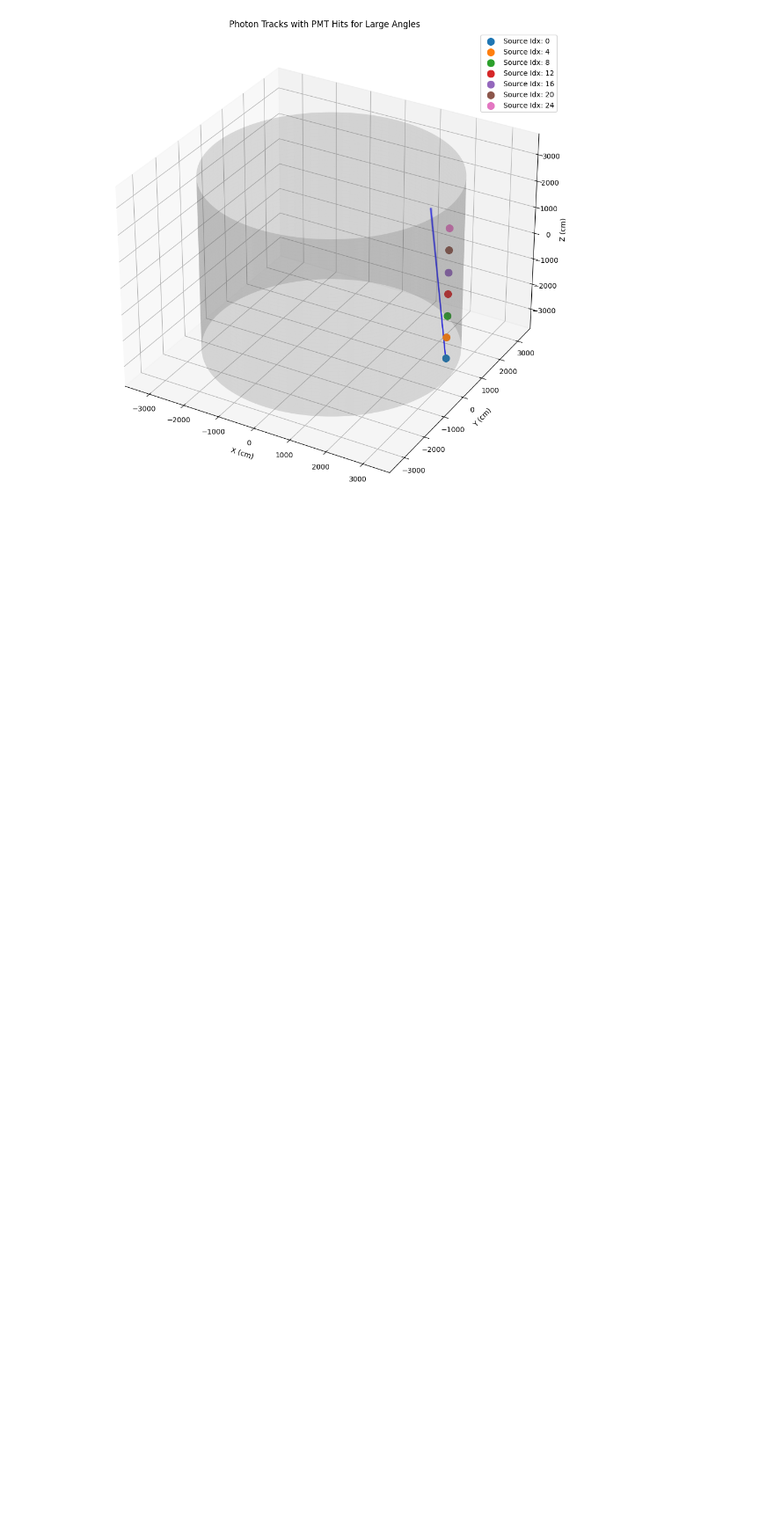
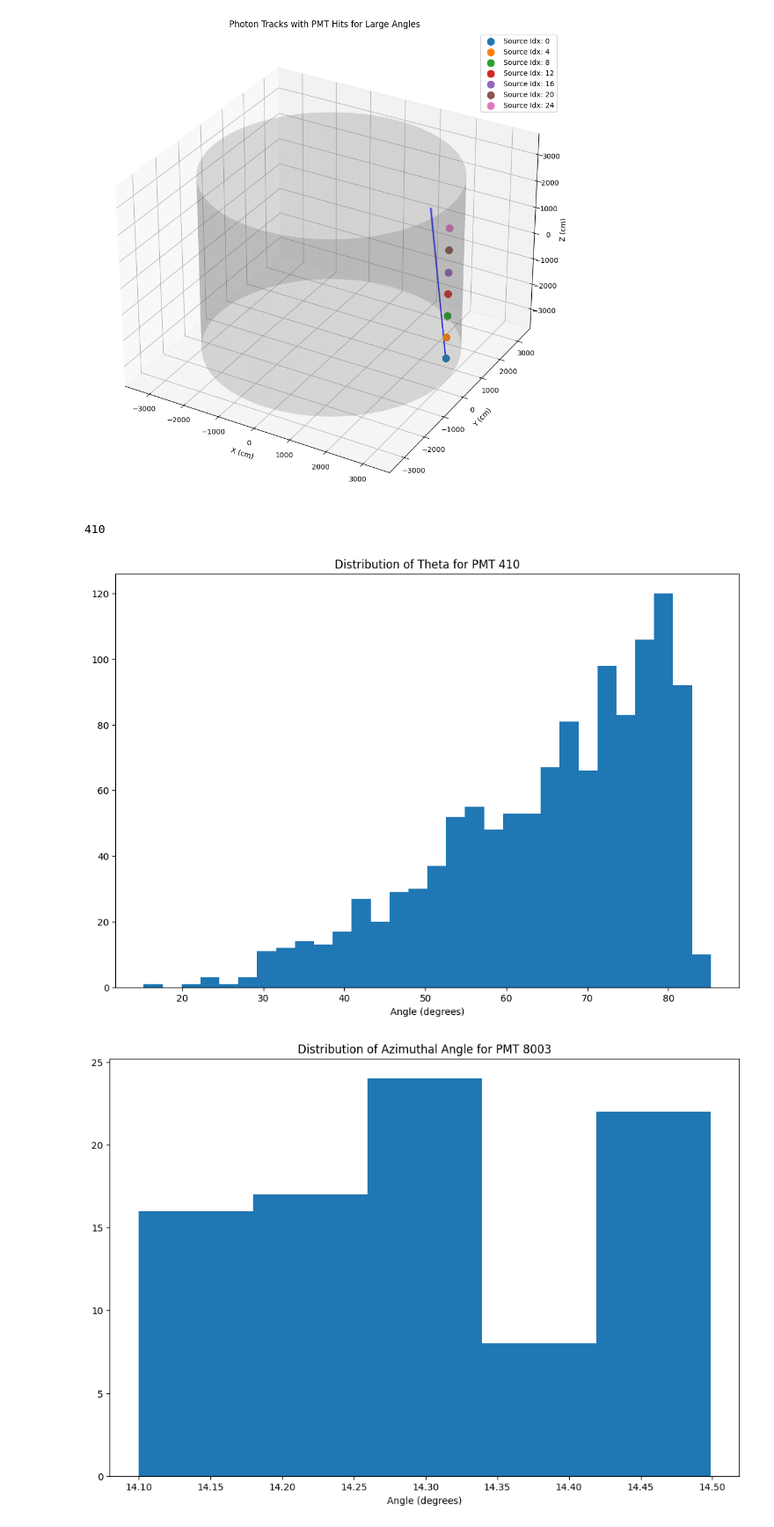
Before and after one commit to kpulido444/HKPMTcalibration, a Jupyter notebook: exploration.ipynb, the cells around one changed output. Shown at 88% size. Saved outputs shown, nothing was run; the diff lists cells and outputs as text; code cells hidden in the pictures; blank space fills up the shorter version.

```diff
--- a/exploration.ipynb
+++ b/exploration.ipynb
@@ -549,20 +511,0 @@ NameError: name 'mask' is not defined
-# %%
-thetas = []
-center_distances = []
-
-unique_pmts = hit_df['pmt_id'].unique()[:1000]
-
-for id in tqdm(unique_pmts):
-    theta, dist = get_ang_pos(id)
-    thetas.append(theta)
-    center_distances.append(dist)
-
-# plot thetas vs center_distances on histogram
-
-plt.figure()
-
-plt.hist2d(np.concatenate(center_distances), np.concatenate(thetas), bins=100)
-
-plt.xlabel("Distance from PMT to Source (cm)")
-plt.ylabel("Theta (degrees)")
-plt.colorbar(label="Counts")
@@ -686,3 +626,30 @@ selected_ends = np.stack([
 3210.247265625 2.1507055282592775 -2465.1529296875 2905.7279296875004 -366.22783203125005 3275.8328125000003
 3211.9296875 5.897796249389649 -2465.9546875 2879.3228515625 -346.35712890625 3275.3232421875
 [figure]
+# %%
+theta1, _, _ = get_ang_pos(8003)
+
+# plot distribution of theta for a given event
+
+index = max(range(len(thetas)), key=lambda i: np.std(thetas[i]))
+largest_std_list = thetas[index]
+
+plt.figure(figsize=(12,8))
+
+plt.hist(largest_std_list, bins=30)
+
+plt.xlabel("Angle (degrees)")
+plt.title("Distribution of Theta for PMT 410")
+
+plt.figure(figsize=(12,8))
+
+plt.hist(theta1, bins=5)
+
+plt.xlabel("Angle (degrees)")
+plt.title("Distribution of Azimuthal Angle for PMT 8003")
+
+print(index)
+# %% [output]
+410
+[figure, added]
+[figure, added]
```
Also changed, not shown: parts of 17 cells of this notebook.
